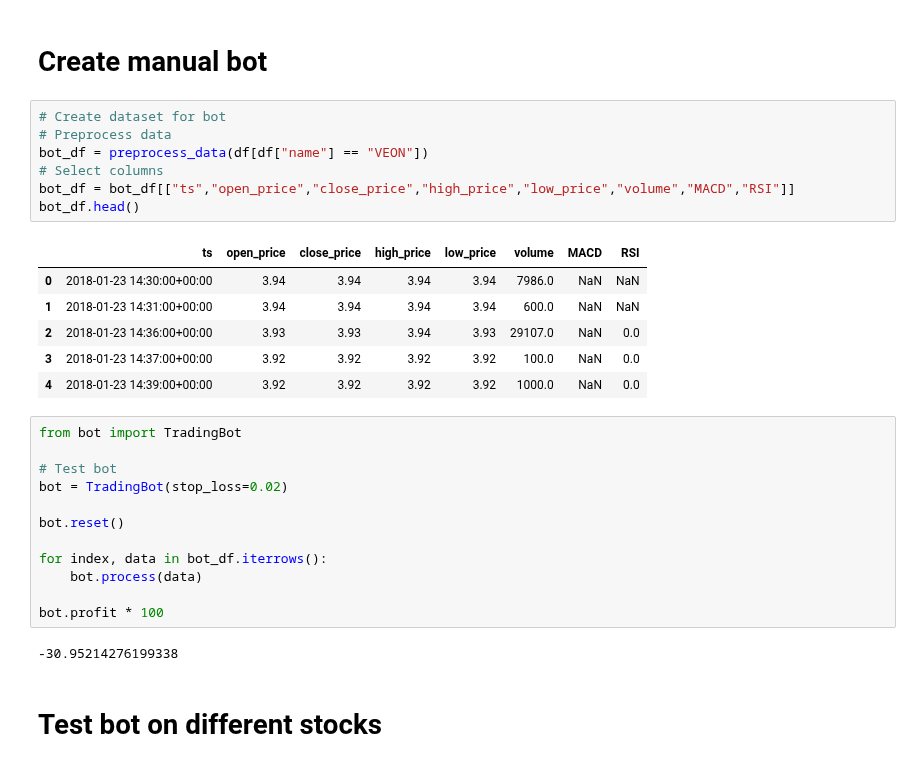
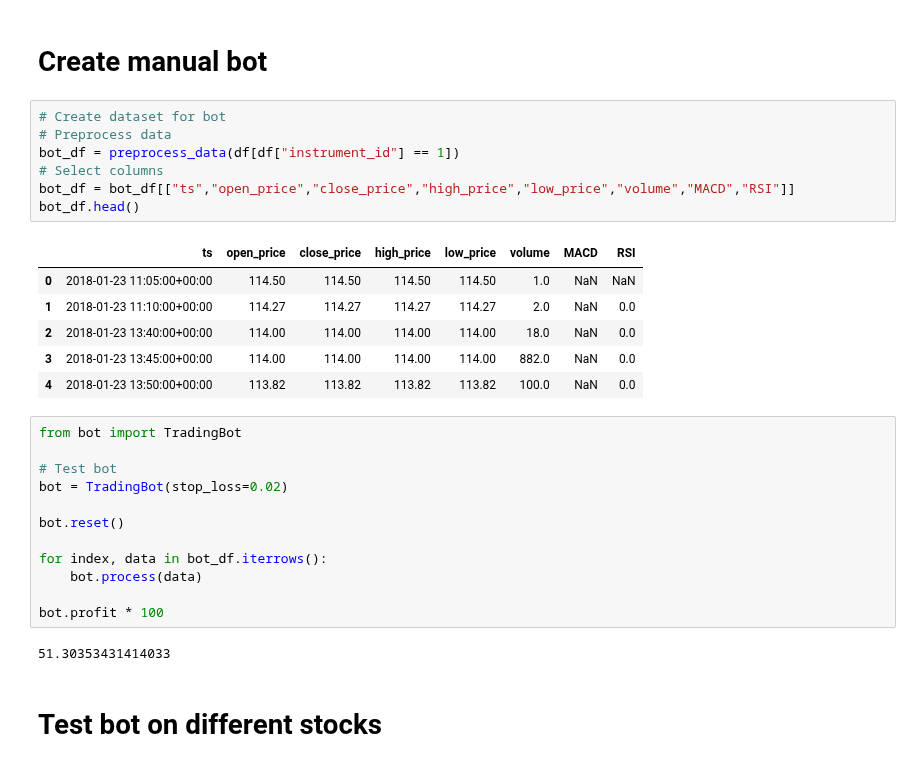
Before and after one commit to crabio/tinkoff-invest-bot, a Jupyter notebook: candles_analyzer/analyze.ipynb, the cells around one changed output. Drawn from its saved outputs; the diff is of its cells as text.

```diff
--- a/candles_analyzer/analyze.ipynb
+++ b/candles_analyzer/analyze.ipynb
@@ -173,17 +173,17 @@ plt.legend()
 # %%
 # Create dataset for bot
 # Preprocess data
-bot_df = preprocess_data(df[df["name"] == "VEON"])
+bot_df = preprocess_data(df[df["instrument_id"] == 1])
 # Select columns
 bot_df = bot_df[["ts","open_price","close_price","high_price","low_price","volume","MACD","RSI"]]
 bot_df.head()
 # %% [output]
 |  | ts | open_price | close_price | high_price | low_price | volume | MACD | RSI |
-| 0 | 2018-01-23 14:30:00+00:00 | 3.94 | 3.94 | 3.94 | 3.94 | 7986.0 | NaN | NaN |
-| 1 | 2018-01-23 14:31:00+00:00 | 3.94 | 3.94 | 3.94 | 3.94 | 600.0 | NaN | NaN |
-| 2 | 2018-01-23 14:36:00+00:00 | 3.93 | 3.93 | 3.94 | 3.93 | 29107.0 | NaN | 0.0 |
-| 3 | 2018-01-23 14:37:00+00:00 | 3.92 | 3.92 | 3.92 | 3.92 | 100.0 | NaN | 0.0 |
-| 4 | 2018-01-23 14:39:00+00:00 | 3.92 | 3.92 | 3.92 | 3.92 | 1000.0 | NaN | 0.0 |
+| 0 | 2018-01-23 11:05:00+00:00 | 114.50 | 114.50 | 114.50 | 114.50 | 1.0 | NaN | NaN |
+| 1 | 2018-01-23 11:10:00+00:00 | 114.27 | 114.27 | 114.27 | 114.27 | 2.0 | NaN | 0.0 |
+| 2 | 2018-01-23 13:40:00+00:00 | 114.00 | 114.00 | 114.00 | 114.00 | 18.0 | NaN | 0.0 |
+| 3 | 2018-01-23 13:45:00+00:00 | 114.00 | 114.00 | 114.00 | 114.00 | 882.0 | NaN | 0.0 |
+| 4 | 2018-01-23 13:50:00+00:00 | 113.82 | 113.82 | 113.82 | 113.82 | 100.0 | NaN | 0.0 |
 # %%
 from bot import TradingBot
 
@@ -197,7 +197,7 @@ for index, data in bot_df.iterrows():
 
 bot.profit * 100
 # %% [output]
--30.95214276199338
+51.30353431414033
 # %% [markdown]
 # Test bot on different stocks
 # %%
```
Also changed, not shown: parts of 10 cells of this notebook, 3 other files.
